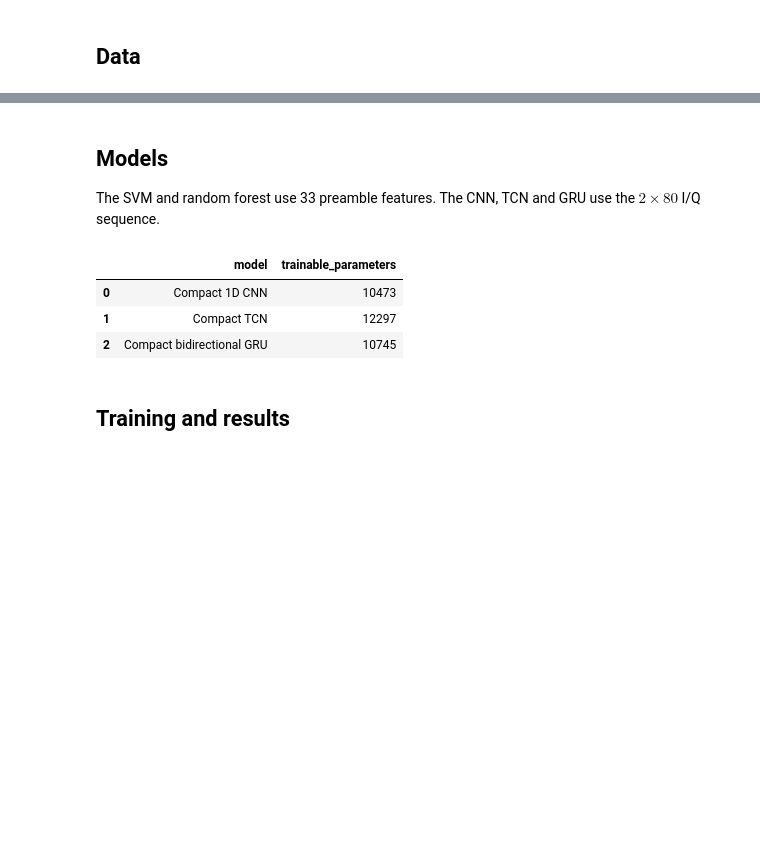
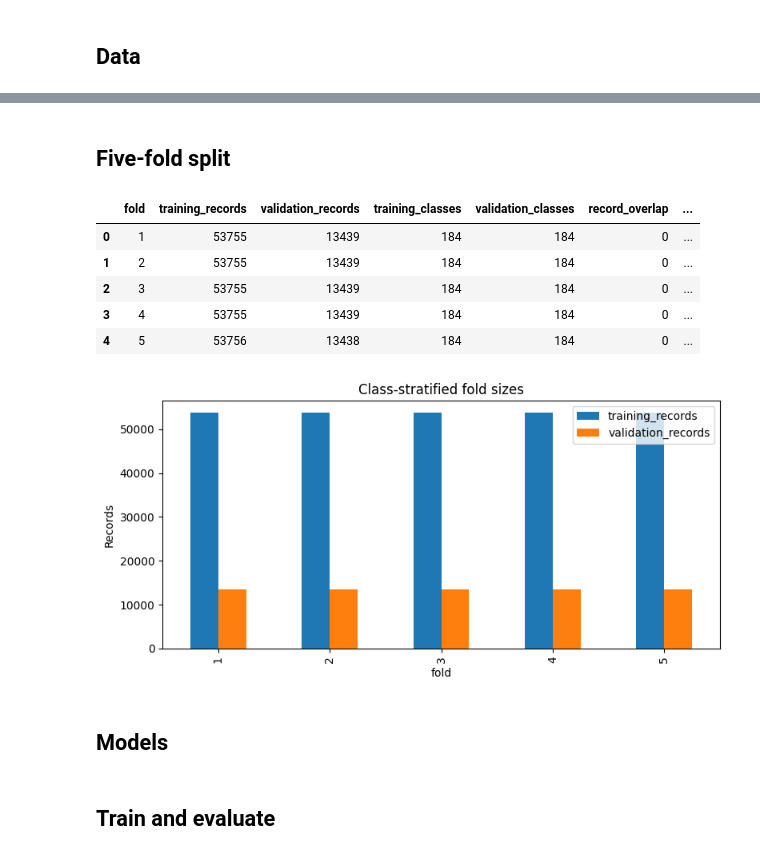
Before and after one commit to JacobBPenglis/An-Investigation-on-Spectrum-Awareness-using-UltraScale-RFSoC-Technology, a Jupyter notebook: analysis/notebooks/adsb_transmitter_identification_rfsoc_kfold.ipynb, the cells around one changed output, grey strips where cells are left out. Cells and saved outputs as stored; diff of their text form; code cells hidden in the pictures; blank space fills up the shorter version.

```diff
--- a/analysis/notebooks/adsb_transmitter_identification_rfsoc_kfold.ipynb
+++ b/analysis/notebooks/adsb_transmitter_identification_rfsoc_kfold.ipynb
@@ -435,7 +419,48 @@ Using 2 folds; groups per class range 2--31
-# %% [markdown]
-## Models
-
-The SVM and random forest use 33 preamble features. The CNN, TCN and GRU use the $2\times80$ I/Q sequence.
+# %% [markdown]
+## Five-fold split
+# %%
+n_splits = min(CONFIG["folds"], int(retained_counts.min()))
+splitter = StratifiedKFold(n_splits=n_splits, shuffle=True, random_state=CONFIG["seed"])
+folds = list(splitter.split(np.zeros(len(y)), y))
+
+fold_rows = []
+validation_count = np.zeros(len(y), dtype=int)
+for fold_number, (train_index, val_index) in enumerate(folds, 1):
+    validation_count[val_index] += 1
+    train_hashes = set(model_metadata.loc[train_index, "payload_hash"])
+    val_hashes = set(model_metadata.loc[val_index, "payload_hash"])
+    assert set(train_index).isdisjoint(val_index)
+    assert set(y[train_index]) == set(range(len(class_names)))
+    assert set(y[val_index]) == set(range(len(class_names)))
+    fold_rows.append({
+        "fold": fold_number,
+        "training_records": len(train_index),
+        "validation_records": len(val_index),
+        "training_classes": len(np.unique(y[train_index])),
+        "validation_classes": len(np.unique(y[val_index])),
+        "record_overlap": 0,
+        "payload_hash_overlap": len(train_hashes & val_hashes),
+    })
+assert np.all(validation_count == 1)
+fold_audit = pd.DataFrame(fold_rows)
+display(fold_audit)
+
+fig, axis = plt.subplots(figsize=(8, 4))
+fold_audit.set_index("fold")[["training_records", "validation_records"]].plot(kind="bar", ax=axis)
+axis.set(title="Class-stratified fold sizes", ylabel="Records")
+fig.tight_layout()
+fig.savefig(CONFIG["figure_dir"] / "fold_sizes.png", dpi=180, bbox_inches="tight")
+plt.show()
+# %% [output]
+|  | fold | training_records | validation_records | training_classes | validation_classes | record_overlap | ... |
+| 0 | 1 | 53755 | 13439 | 184 | 184 | 0 | ... |
+| 1 | 2 | 53755 | 13439 | 184 | 184 | 0 | ... |
+| 2 | 3 | 53755 | 13439 | 184 | 184 | 0 | ... |
+| 3 | 4 | 53755 | 13439 | 184 | 184 | 0 | ... |
+| 4 | 5 | 53756 | 13438 | 184 | 184 | 0 | ... |
+[figure, added]
+# %% [markdown]
+## Models
 # %%
 class ArrayDataset(Dataset):
     def __init__(self, values, labels=None):
@@ -518,26 +543,7 @@ MODEL_NAMES = {
     "preamble_tcn": "Compact TCN",
     "preamble_gru_rnn": "Compact bidirectional GRU",
 }
-
-sample_models = {
-    "preamble_cnn": PreambleCNN(len(class_names)),
-    "preamble_tcn": PreambleTCN(len(class_names)),
-    "preamble_gru_rnn": PreambleGRU(len(class_names)),
-}
-neural_parameters = {
-    name: sum(parameter.numel() for parameter in model.parameters())
-    for name, model in sample_models.items()
-}
-display(pd.DataFrame([
-    {"model": MODEL_NAMES[name], "trainable_parameters": count}
-    for name, count in neural_parameters.items()
-]))
-del sample_models
+MODEL_ORDER = list(MODEL_NAMES)
-# %% [output]
-|  | model | trainable_parameters |
-| 0 | Compact 1D CNN | 10473 |
-| 1 | Compact TCN | 12297 |
-| 2 | Compact bidirectional GRU | 10745 |
 # %%
 def loader(values, labels=None, shuffle=False):
     return DataLoader(
@@ -588,5 +610,5 @@ def scores(targets, predictions):
 # %% [markdown]
-## Training and results
+## Train and evaluate
 # %%
 fold_results = []
 prediction_rows = []
```
Also changed, not shown: parts of 19 cells of this notebook.
